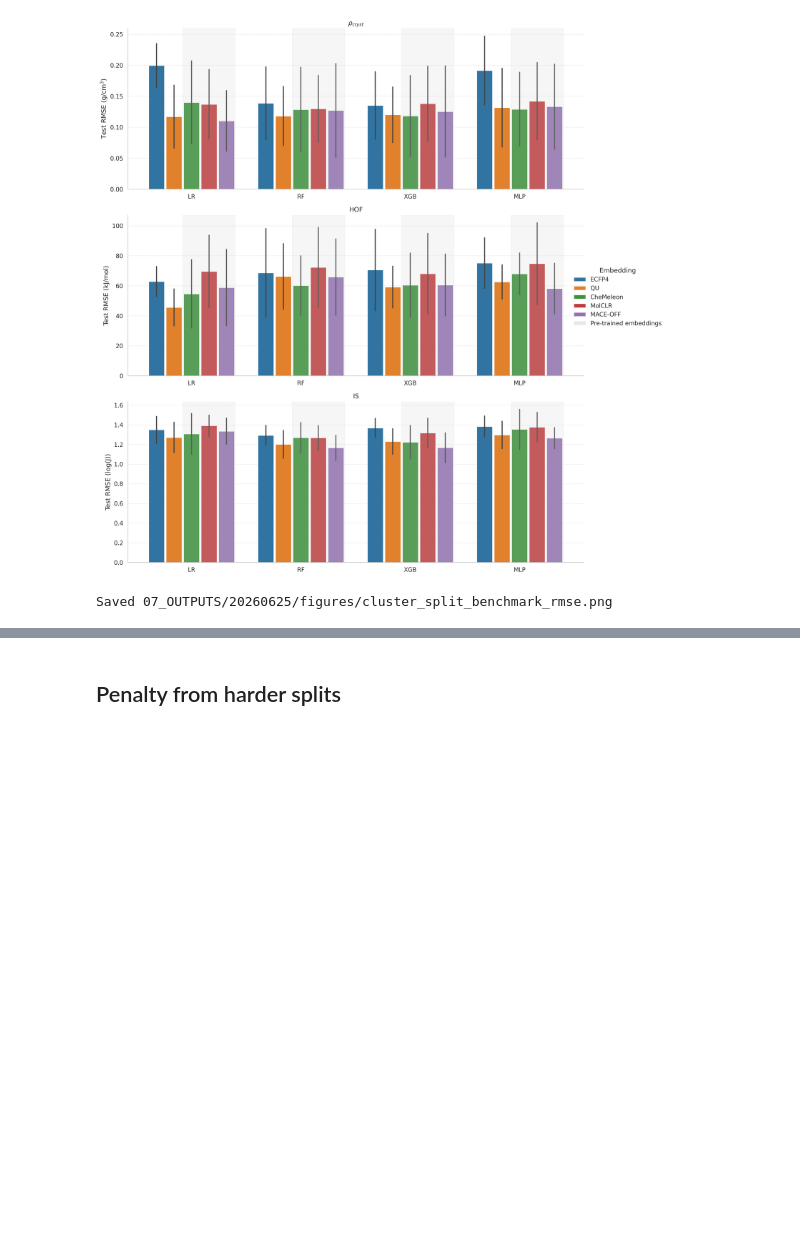
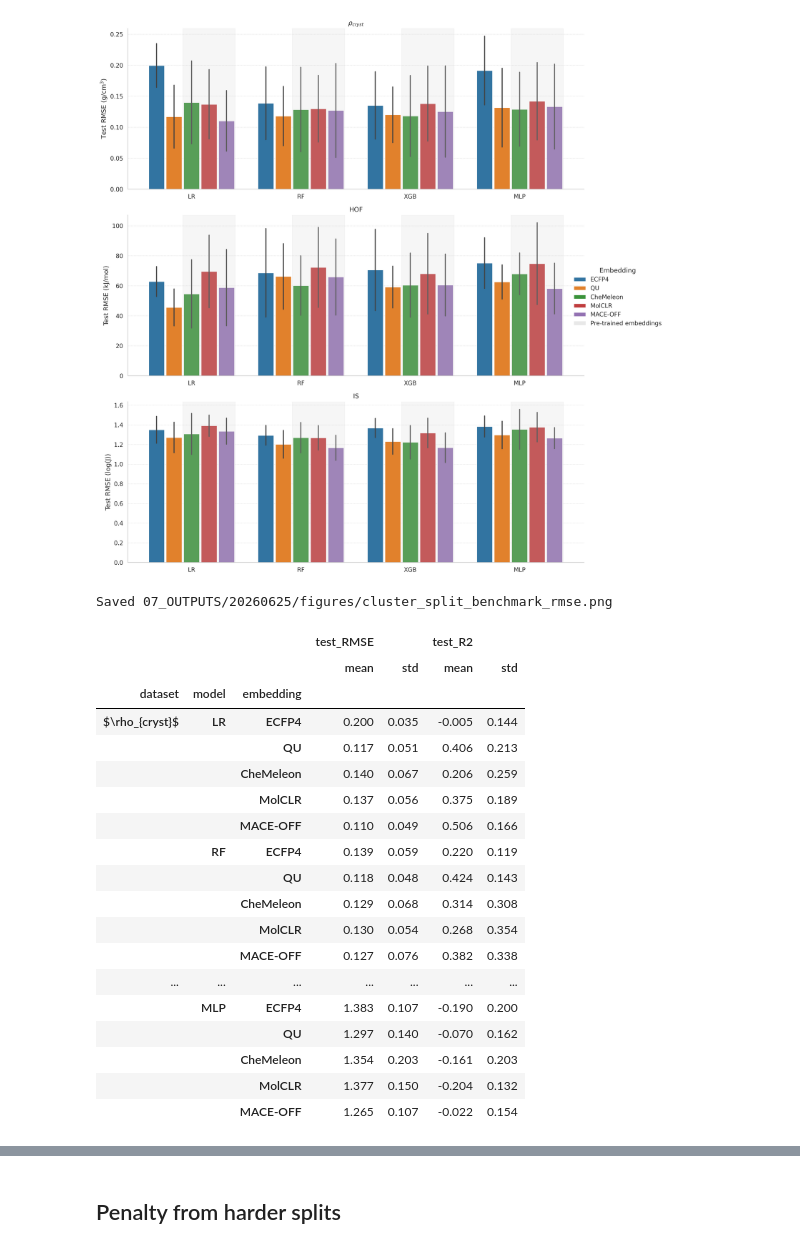
Before and after one commit to CABackman/fm-4-em, a Jupyter notebook: 06_NOTEBOOKS/04_results_processing.ipynb, the cells around one changed output, grey strips where cells are left out. Drawn from its saved outputs; the diff is of its cells as text; code cells hidden in the pictures; blank space fills up the shorter version.

```diff
--- a/06_NOTEBOOKS/04_results_processing.ipynb
+++ b/06_NOTEBOOKS/04_results_processing.ipynb
@@ -424,6 +446,28 @@ plot_benchmark_rmse(cluster_results, "cluster_split_benchmark_rmse.png");
 |  | MACE-OFF | 1.226 | 0.145 | 0.043 | 0.186 |
 [figure]
 Saved 07_OUTPUTS/20260625/figures/cluster_split_benchmark_rmse.png
+# %%
+cluster_results.groupby(["dataset", "model", "embedding"])[["test_RMSE", "test_R2"]].agg(("mean", "std")).round(3)
+# %% [output]
+|  |  |  | test_RMSE |  | test_R2 |  |
+|  |  |  | mean | std | mean | std |
+| dataset | model | embedding |  |  |  |  |
+| $\rho_{cryst}$ | LR | ECFP4 | 0.200 | 0.035 | -0.005 | 0.144 |
+|  |  | QU | 0.117 | 0.051 | 0.406 | 0.213 |
+|  |  | CheMeleon | 0.140 | 0.067 | 0.206 | 0.259 |
+|  |  | MolCLR | 0.137 | 0.056 | 0.375 | 0.189 |
+|  |  | MACE-OFF | 0.110 | 0.049 | 0.506 | 0.166 |
+|  | RF | ECFP4 | 0.139 | 0.059 | 0.220 | 0.119 |
+|  |  | QU | 0.118 | 0.048 | 0.424 | 0.143 |
+|  |  | CheMeleon | 0.129 | 0.068 | 0.314 | 0.308 |
+|  |  | MolCLR | 0.130 | 0.054 | 0.268 | 0.354 |
+|  |  | MACE-OFF | 0.127 | 0.076 | 0.382 | 0.338 |
+| ... | ... | ... | ... | ... | ... | ... |
+|  | MLP | ECFP4 | 1.383 | 0.107 | -0.190 | 0.200 |
+|  |  | QU | 1.297 | 0.140 | -0.070 | 0.162 |
+|  |  | CheMeleon | 1.354 | 0.203 | -0.161 | 0.203 |
+|  |  | MolCLR | 1.377 | 0.150 | -0.204 | 0.132 |
+|  |  | MACE-OFF | 1.265 | 0.107 | -0.022 | 0.154 |
 # %%
 display(compare_to_best(cluster_results).round(3))
 display(rank_embeddings(cluster_results))
```
Also changed, not shown: parts of 3 cells of this notebook, 1 other file.
